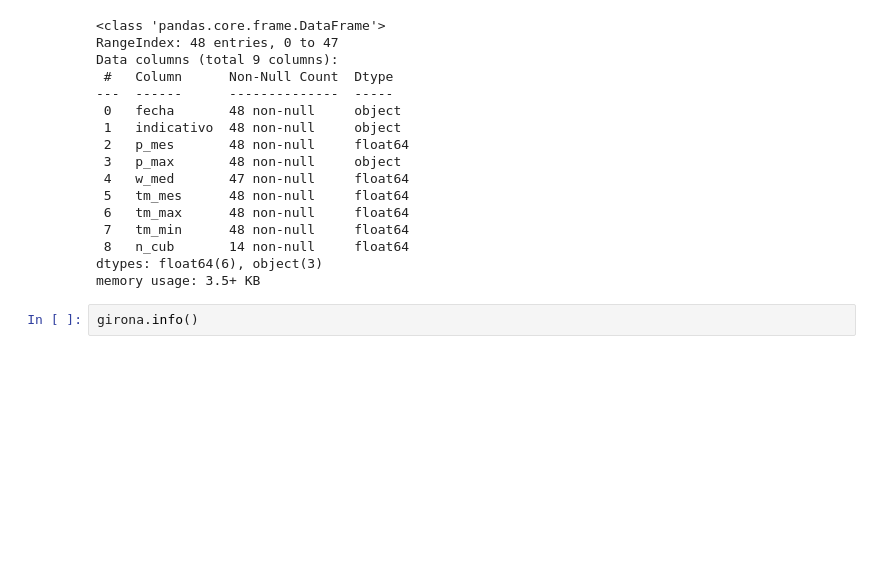
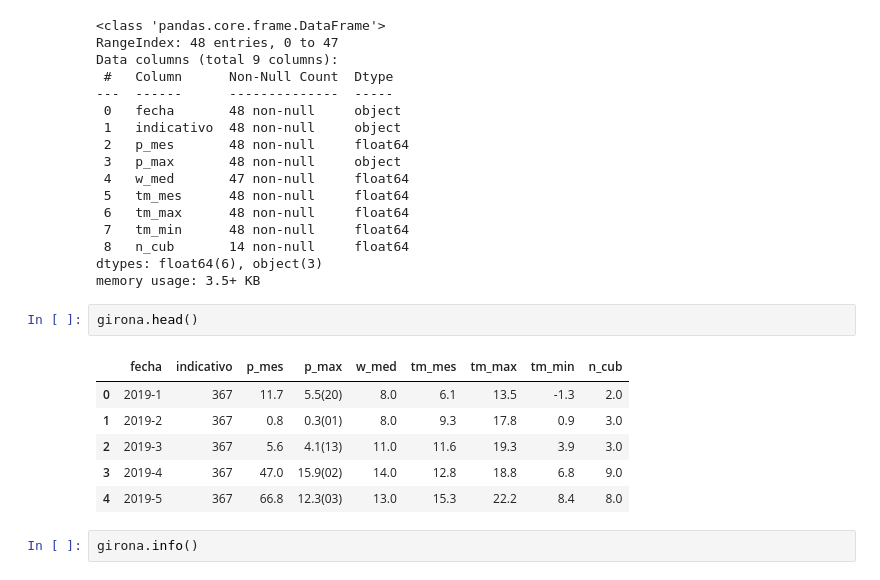
Before and after one commit to borjadola/Analisis-ETL-Precipitaciones, a Jupyter notebook: Notebooks/AEMET.ipynb, the cells around one changed output. Drawn from its saved outputs; the diff is of its cells as text; blank space fills up the shorter version.

```diff
--- a/Notebooks/AEMET.ipynb
+++ b/Notebooks/AEMET.ipynb
@@ -276,6 +260,15 @@ Data columns (total 9 columns):
  8   n_cub       14 non-null     float64
 dtypes: float64(6), object(3)
 memory usage: 3.5+ KB
+# %%
+girona.head()
+# %% [output]
+|  | fecha | indicativo | p_mes | p_max | w_med | tm_mes | tm_max | tm_min | n_cub |
+| 0 | 2019-1 | 367 | 11.7 | 5.5(20) | 8.0 | 6.1 | 13.5 | -1.3 | 2.0 |
+| 1 | 2019-2 | 367 | 0.8 | 0.3(01) | 8.0 | 9.3 | 17.8 | 0.9 | 3.0 |
+| 2 | 2019-3 | 367 | 5.6 | 4.1(13) | 11.0 | 11.6 | 19.3 | 3.9 | 3.0 |
+| 3 | 2019-4 | 367 | 47.0 | 15.9(02) | 14.0 | 12.8 | 18.8 | 6.8 | 9.0 |
+| 4 | 2019-5 | 367 | 66.8 | 12.3(03) | 13.0 | 15.3 | 22.2 | 8.4 | 8.0 |
 # %%
 girona.info()
 # %% [output]
```
Also changed, not shown: parts of 2 cells of this notebook, 22 other files.
